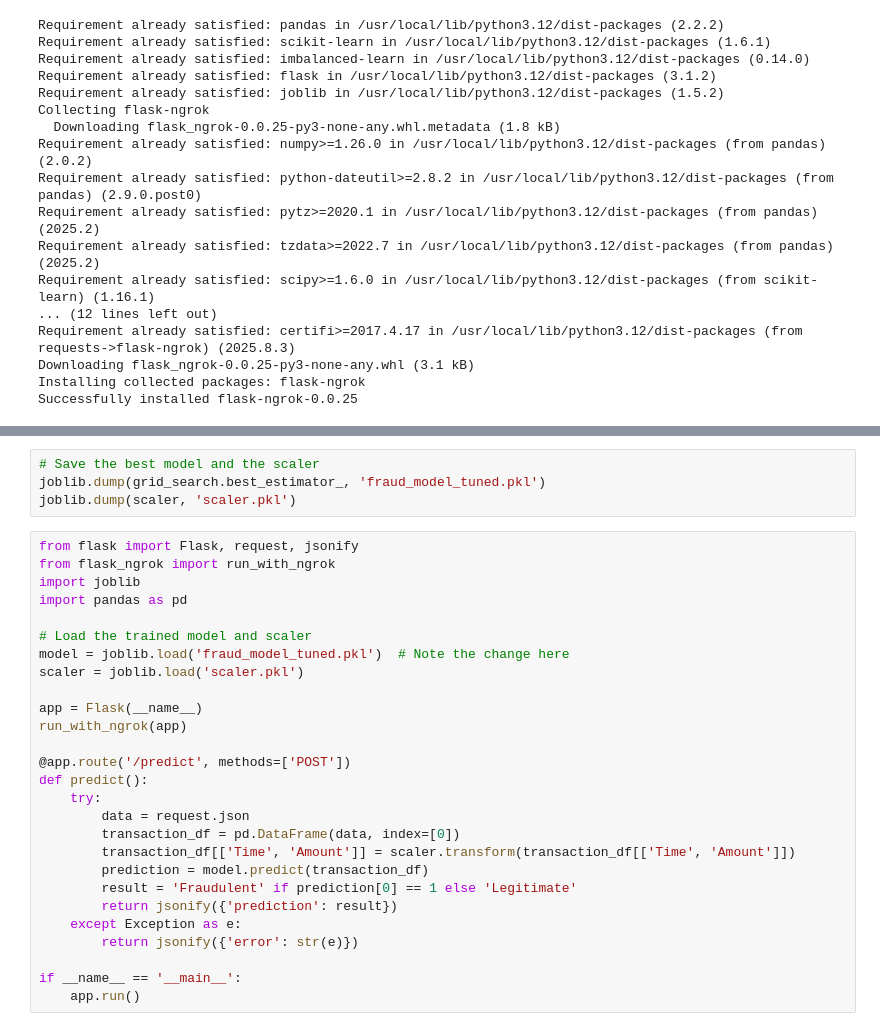
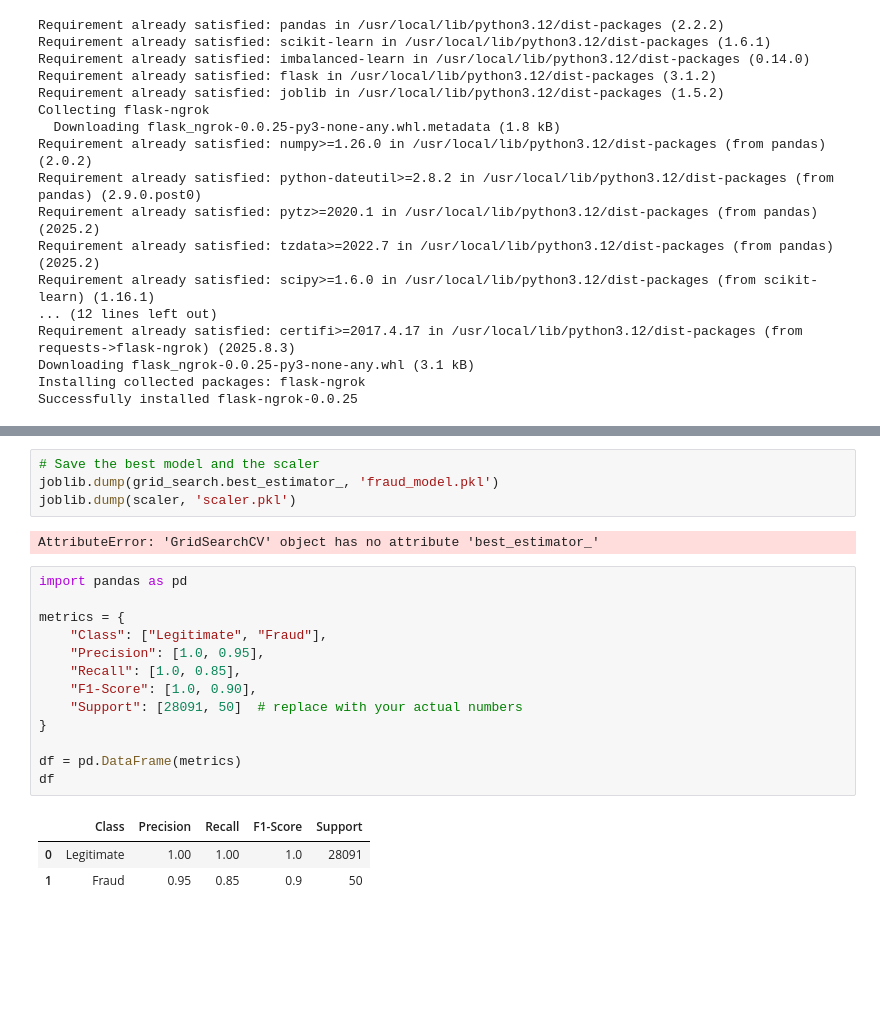
Before and after one commit to bidyut-25/Credit_Card_Fraud_Detection, a Jupyter notebook: notebooks/Fraud_Detection.ipynb, the cells around one changed output, grey strips where cells are left out. Cells and saved outputs as stored; diff of their text form; blank space fills up the shorter version.

```diff
--- a/notebooks/Fraud_Detection.ipynb
+++ b/notebooks/Fraud_Detection.ipynb
@@ -141,31 +142,23 @@ Fitting 5 folds for each of 27 candidates, totalling 135 fits
 # %%
 # Save the best model and the scaler
-joblib.dump(grid_search.best_estimator_, 'fraud_model_tuned.pkl')
+joblib.dump(grid_search.best_estimator_, 'fraud_model.pkl')
 joblib.dump(scaler, 'scaler.pkl')
+# %% [output]
+AttributeError: 'GridSearchCV' object has no attribute 'best_estimator_'
-# %%
-from flask import Flask, request, jsonify
-from flask_ngrok import run_with_ngrok
-import joblib
-import pandas as pd
-
-# Load the trained model and scaler
-model = joblib.load('fraud_model_tuned.pkl')  # Note the change here
-scaler = joblib.load('scaler.pkl')
-
-app = Flask(__name__)
-run_with_ngrok(app)
-
-@app.route('/predict', methods=['POST'])
-def predict():
-    try:
-        data = request.json
-        transaction_df = pd.DataFrame(data, index=[0])
-        transaction_df[['Time', 'Amount']] = scaler.transform(transaction_df[['Time', 'Amount']])
-        prediction = model.predict(transaction_df)
-        result = 'Fraudulent' if prediction[0] == 1 else 'Legitimate'
-        return jsonify({'prediction': result})
-    except Exception as e:
-        return jsonify({'error': str(e)})
-
-if __name__ == '__main__':
-    app.run()
+# %%
+import pandas as pd
+
+metrics = {
+    "Class": ["Legitimate", "Fraud"],
+    "Precision": [1.0, 0.95],
+    "Recall": [1.0, 0.85],
+    "F1-Score": [1.0, 0.90],
+    "Support": [28091, 50]  # replace with your actual numbers
+}
+
+df = pd.DataFrame(metrics)
+df
+# %% [output]
+|  | Class | Precision | Recall | F1-Score | Support |
+| 0 | Legitimate | 1.00 | 1.00 | 1.0 | 28091 |
+| 1 | Fraud | 0.95 | 0.85 | 0.9 | 50 |
```
Also changed, not shown: parts of 5 cells of this notebook.
